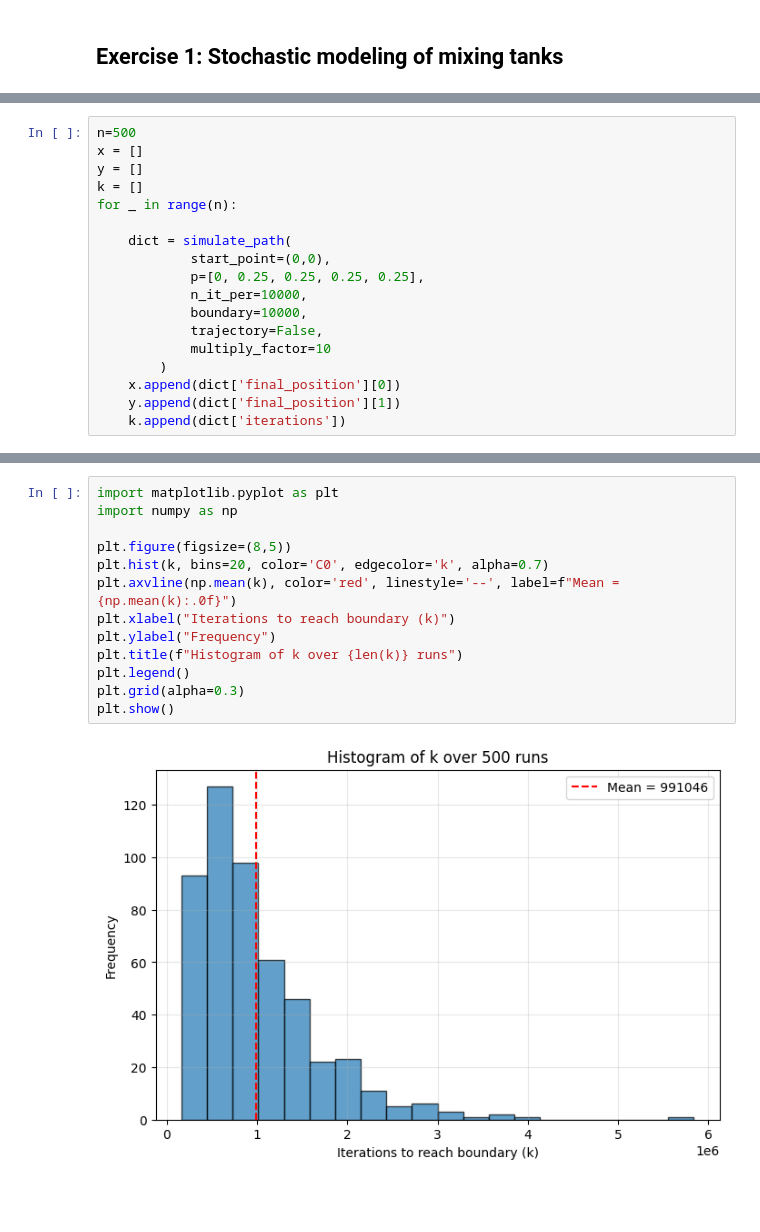
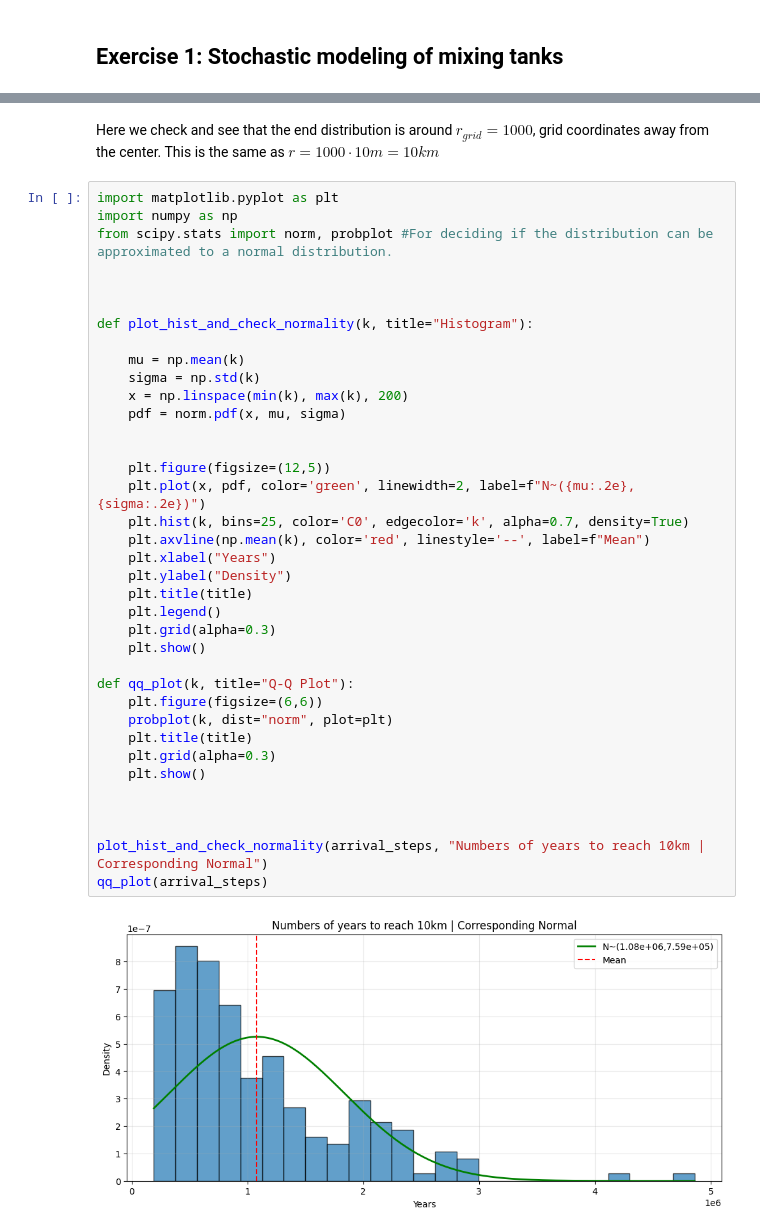
Before and after one commit to MalleBallen/Torgrim-og-Malvin-Gruppeprosjekt, a Jupyter notebook: project4/project4.ipynb, the cells around one changed output, grey strips where cells are left out. Drawn from its saved outputs; the diff is of its cells as text; blank space fills up the shorter version.

```diff
--- a/project4/project4.ipynb
+++ b/project4/project4.ipynb
@@ -427,18 +510,0 @@ print(positions)
-# %%
-n=500
-x = []
-y = []
-k = []
-for _ in range(n):
-
-    dict = simulate_path(
-            start_point=(0,0),
-            p=[0, 0.25, 0.25, 0.25, 0.25],
-            n_it_per=10000,
-            boundary=10000,
-            trajectory=False,
-            multiply_factor=10
-        )
-    x.append(dict['final_position'][0])
-    y.append(dict['final_position'][1])
-    k.append(dict['iterations'])
@@ -445,15 +542,41 @@ for _ in range(n):
+# %% [markdown]
+Here we check and see that the end distribution is around $r_{grid}=1000$, grid coordinates away from the center. This is the same as $r=1000\cdot 10m=10km$
 # %%
 import matplotlib.pyplot as plt
 import numpy as np
+from scipy.stats import norm, probplot #For deciding if the distribution can be approximated to a normal distribution.
 
-plt.figure(figsize=(8,5))
-plt.hist(k, bins=20, color='C0', edgecolor='k', alpha=0.7)
-plt.axvline(np.mean(k), color='red', linestyle='--', label=f"Mean = {np.mean(k):.0f}")
-plt.xlabel("Iterations to reach boundary (k)")
-plt.ylabel("Frequency")
-plt.title(f"Histogram of k over {len(k)} runs")
-plt.legend()
-plt.grid(alpha=0.3)
-plt.show()
+
+
+def plot_hist_and_check_normality(k, title="Histogram"):
+
+    mu = np.mean(k)
+    sigma = np.std(k)
+    x = np.linspace(min(k), max(k), 200)
+    pdf = norm.pdf(x, mu, sigma)
+
+
+    plt.figure(figsize=(12,5))
+    plt.plot(x, pdf, color='green', linewidth=2, label=f"N~({mu:.2e},{sigma:.2e})")
+    plt.hist(k, bins=25, color='C0', edgecolor='k', alpha=0.7, density=True)
+    plt.axvline(np.mean(k), color='red', linestyle='--', label=f"Mean")
+    plt.xlabel("Years")
+    plt.ylabel("Density")
+    plt.title(title)
+    plt.legend()
+    plt.grid(alpha=0.3)
+    plt.show()
+
+def qq_plot(k, title="Q-Q Plot"):
+    plt.figure(figsize=(6,6))
+    probplot(k, dist="norm", plot=plt)
+    plt.title(title)
+    plt.grid(alpha=0.3)
+    plt.show()
+
+
+
+plot_hist_and_check_normality(arrival_steps, "Numbers of years to reach 10km | Corresponding Normal")
+qq_plot(arrival_steps)
 # %% [output]
-[figure, old version]
+[figure, new version]
```
Also changed, not shown: parts of 27 cells of this notebook, 1 other file.
